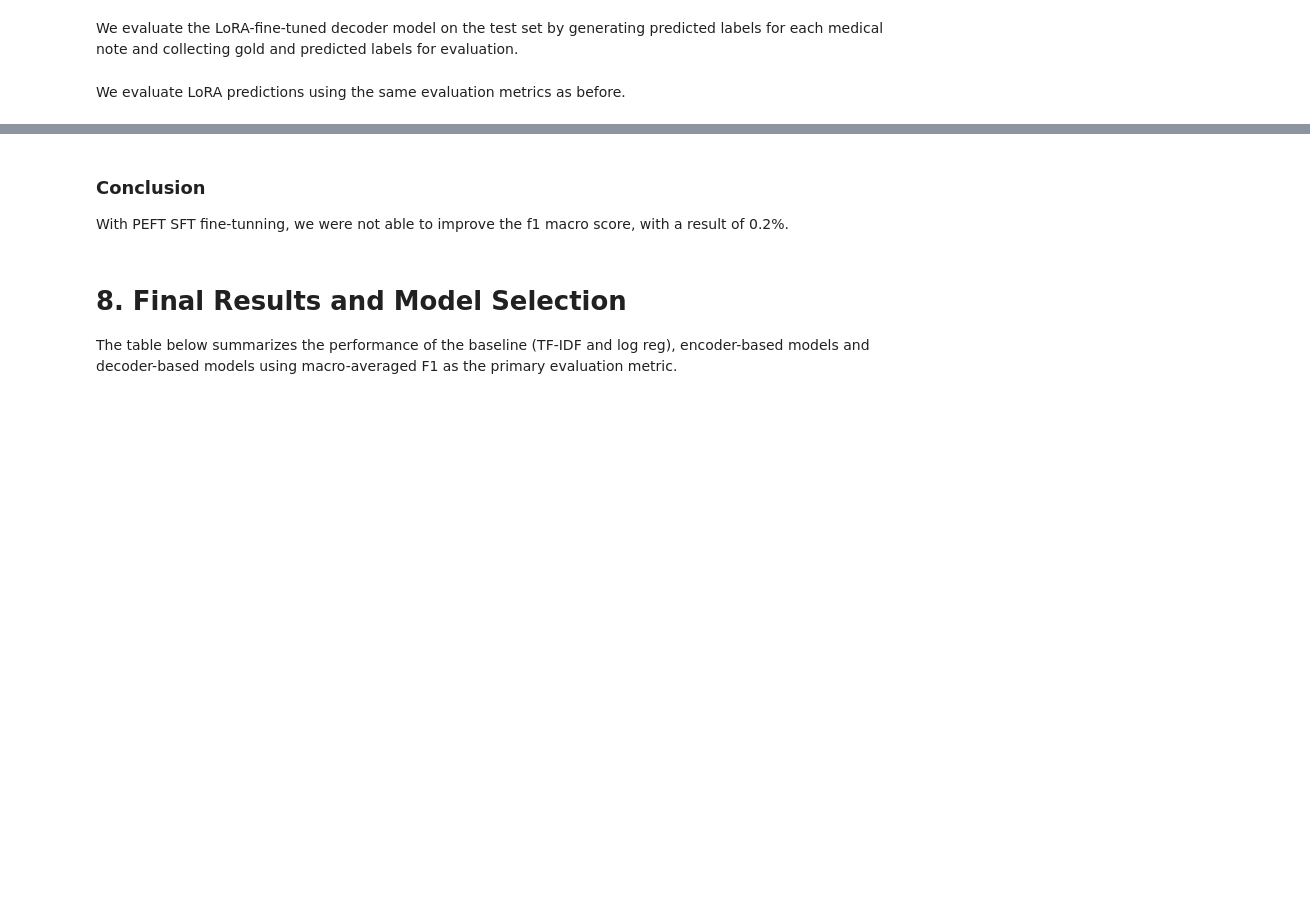
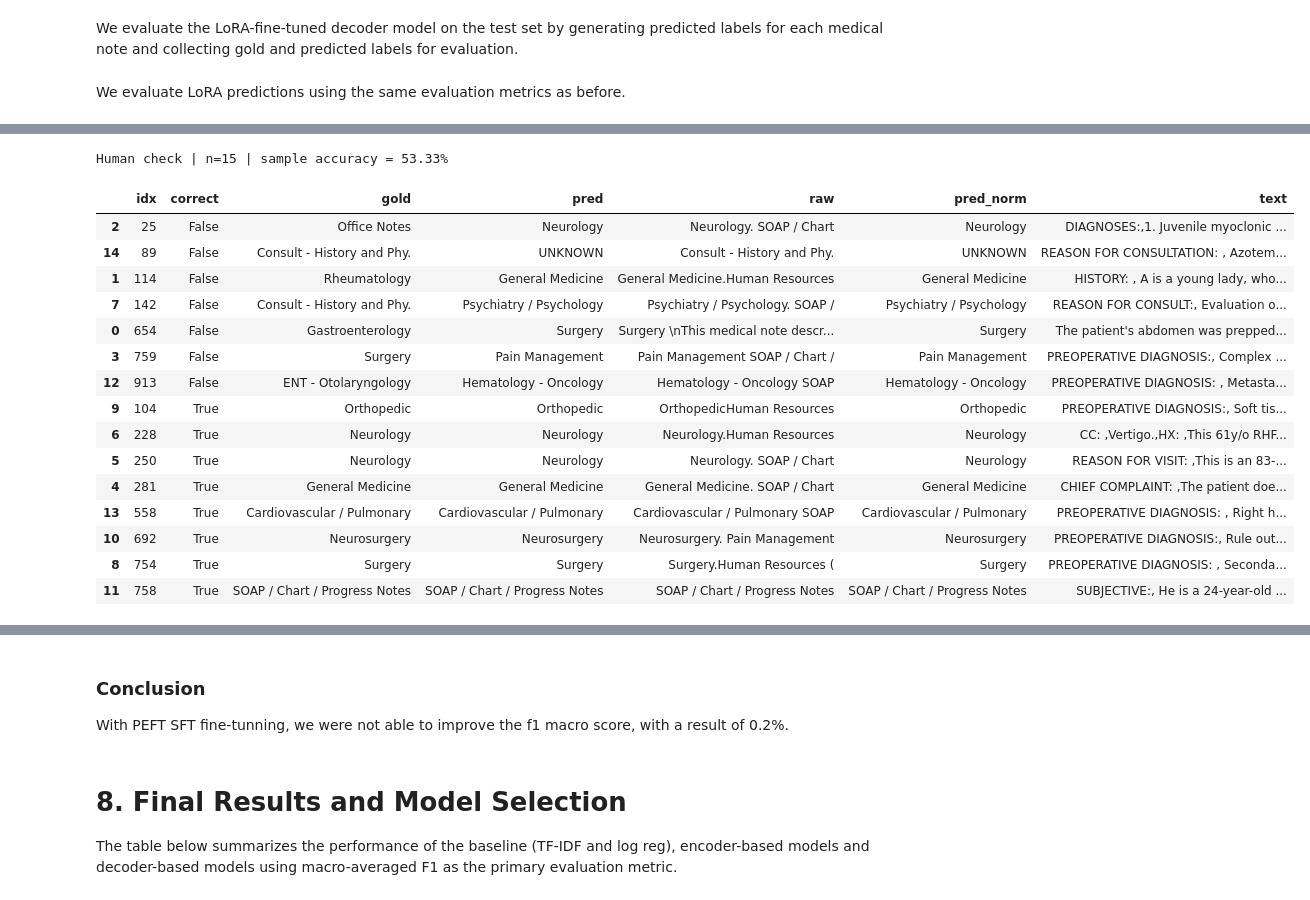
Before and after one commit to Schoggi-Mimi/nlp-project-2025, a Jupyter notebook: notebooks/03_prediction_model.ipynb, the cells around one changed output, grey strips where cells are left out. Drawn from its saved outputs; the diff is of its cells as text; code cells hidden in the pictures; blank space fills up the shorter version.

```diff
--- a/notebooks/03_prediction_model.ipynb
+++ b/notebooks/03_prediction_model.ipynb
@@ -1426,14 +1426,6 @@ We define a fixed prompt template that:
 - instructs the model to act as a medical coding assistant,
 - provides the complete list of possible labels,
 - requires the model to output exactly one label from the list.
-# %%
-from peft import LoraConfig, get_peft_model, TaskType
-
-set_seed(42)
-
-def make_prompt(text: str) -> str:
-    text = text[:3000] # had to do this for training
-    return f"""You are a medical coding assistant. Choose EXACTLY ONE label from the list below that best matches the medical note. Labels: {LABELS_STR}, Medical note: {text}. Answer with exactly one label from the list and nothing else. Label:"""
 # %%
 from peft import LoraConfig, get_peft_model, TaskType
 
@@ -1734,2 +1694,56 @@ Human check | n=25 | sample accuracy = 48.00%
+# %%
+import random, pandas as pd
+
+def human_check_precomputed(final_test, y_true, y_pred, raw=None, pred_norm=None,
+                            n=25, seed=42, text_chars=500):
+    random.seed(seed)
+    N = len(final_test)
+    idxs = random.sample(range(N), k=min(n, N))
+
+    rows = []
+    for i in idxs:
+        rows.append({
+            "idx": i,
+            "correct": y_true[i] == y_pred[i],
+            "gold": y_true[i],
+            "pred": y_pred[i],
+            "raw": (raw[i] if raw is not None else None),
+            "pred_norm": (pred_norm[i] if pred_norm is not None else None),
+            "text": final_test[i]["text"][:text_chars].replace("\n", " ")
+        })
+
+    df = pd.DataFrame(rows).sort_values(["correct", "idx"], ascending=[True, True])
+
+    print(f"Human check | n={len(df)} | sample accuracy = {df['correct'].mean():.2%}")
+    return df
+# %%
+hc_lora = human_check_precomputed(
+    final_test=final_df["test"],
+    y_true=y_true_lbl,
+    y_pred=y_pred_lbl,
+    raw=y_raw,
+    pred_norm=y_pred_lbl,
+    n=15,
+    seed=42
+)
+hc_lora
+# %% [output]
+Human check | n=15 | sample accuracy = 53.33%
+|  | idx | correct | gold | pred | raw | pred_norm | text |
+| 2 | 25 | False | Office Notes | Neurology | Neurology. SOAP / Chart | Neurology | DIAGNOSES:,1. Juvenile myoclonic ... |
+| 14 | 89 | False | Consult - History and Phy. | UNKNOWN | Consult - History and Phy. | UNKNOWN | REASON FOR CONSULTATION: , Azotem... |
+| 1 | 114 | False | Rheumatology | General Medicine | General Medicine.Human Resources | General Medicine | HISTORY: , A is a young lady, who... |
+| 7 | 142 | False | Consult - History and Phy. | Psychiatry / Psychology | Psychiatry / Psychology. SOAP / | Psychiatry / Psychology | REASON FOR CONSULT:, Evaluation o... |
+| 0 | 654 | False | Gastroenterology | Surgery | Surgery \nThis medical note descr... | Surgery | The patient's abdomen was prepped... |
+| 3 | 759 | False | Surgery | Pain Management | Pain Management SOAP / Chart / | Pain Management | PREOPERATIVE DIAGNOSIS:, Complex ... |
+| 12 | 913 | False | ENT - Otolaryngology | Hematology - Oncology | Hematology - Oncology SOAP | Hematology - Oncology | PREOPERATIVE DIAGNOSIS: , Metasta... |
+| 9 | 104 | True | Orthopedic | Orthopedic | OrthopedicHuman Resources | Orthopedic | PREOPERATIVE DIAGNOSIS:, Soft tis... |
+| 6 | 228 | True | Neurology | Neurology | Neurology.Human Resources | Neurology | CC: ,Vertigo.,HX: ,This 61y/o RHF... |
+| 5 | 250 | True | Neurology | Neurology | Neurology. SOAP / Chart | Neurology | REASON FOR VISIT: ,This is an 83-... |
+| 4 | 281 | True | General Medicine | General Medicine | General Medicine. SOAP / Chart | General Medicine | CHIEF COMPLAINT: ,The patient doe... |
+| 13 | 558 | True | Cardiovascular / Pulmonary | Cardiovascular / Pulmonary | Cardiovascular / Pulmonary SOAP | Cardiovascular / Pulmonary | PREOPERATIVE DIAGNOSIS: , Right h... |
+| 10 | 692 | True | Neurosurgery | Neurosurgery | Neurosurgery. Pain Management | Neurosurgery | PREOPERATIVE DIAGNOSIS:, Rule out... |
+| 8 | 754 | True | Surgery | Surgery | Surgery.Human Resources ( | Surgery | PREOPERATIVE DIAGNOSIS: , Seconda... |
+| 11 | 758 | True | SOAP / Chart / Progress Notes | SOAP / Chart / Progress Notes | SOAP / Chart / Progress Notes | SOAP / Chart / Progress Notes | SUBJECTIVE:, He is a 24-year-old ... |
 # %%
 
```
Also changed, not shown: parts of 8 cells of this notebook.
